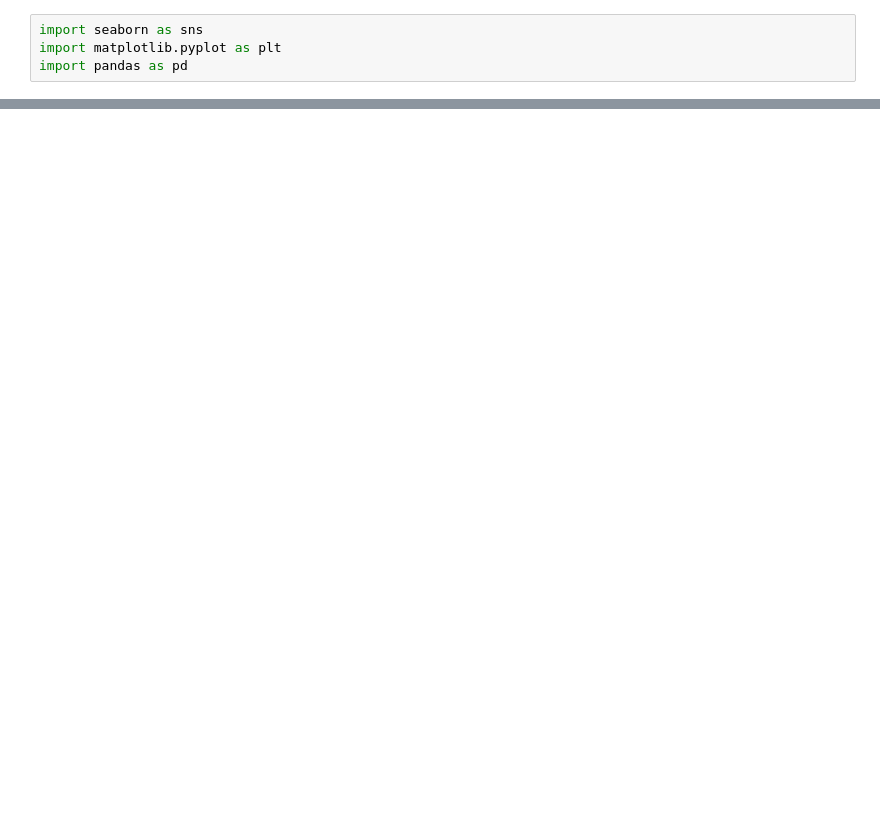
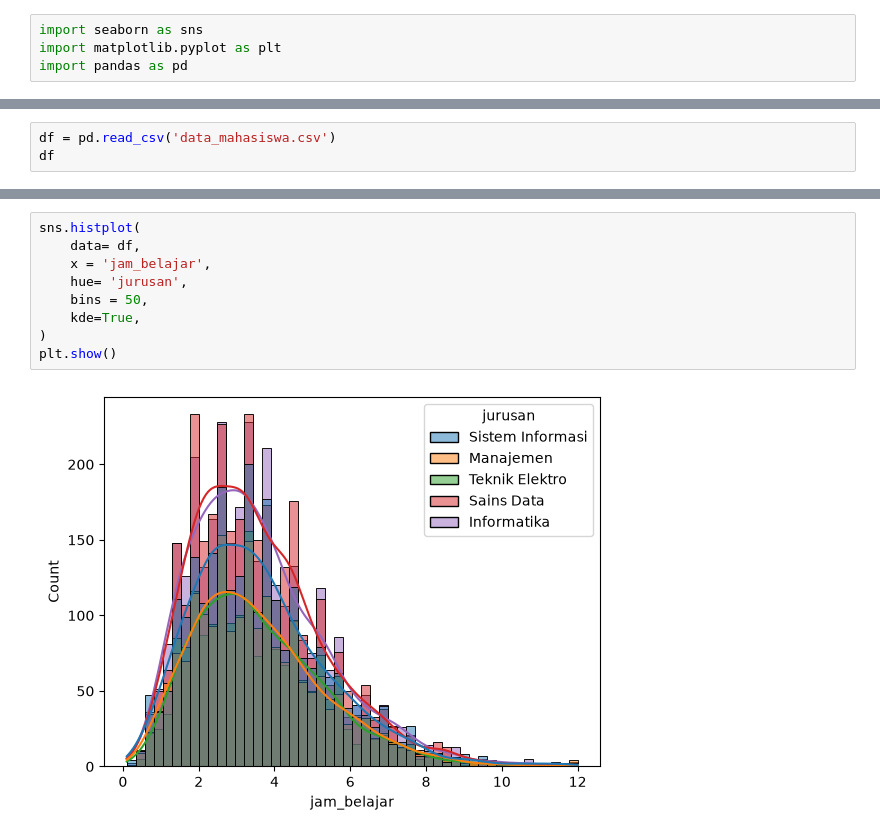
Before and after one commit to xenoo-droid/learn-ai-workflow, a Jupyter notebook: notebooks/2_data_science/seaborn/latihan.ipynb, the cells around one changed output, grey strips where cells are left out. Drawn from its saved outputs; the diff is of its cells as text; blank space fills up the shorter version.

```diff
--- a/notebooks/2_data_science/seaborn/latihan.ipynb
+++ b/notebooks/2_data_science/seaborn/latihan.ipynb
@@ -17,0 +5,3 @@ plt.show()
+# %%
+df = pd.read_csv('data_mahasiswa.csv')
+df
@@ -17,0 +22,11 @@ plt.show()
+# %%
+sns.histplot(
+    data= df,
+    x = 'jam_belajar',
+    hue= 'jurusan',
+    bins = 50,
+    kde=True,
+)
+plt.show()
+# %% [output]
+[figure, added]
```
Also changed, not shown: parts of 4 cells of this notebook, 3 other files.
